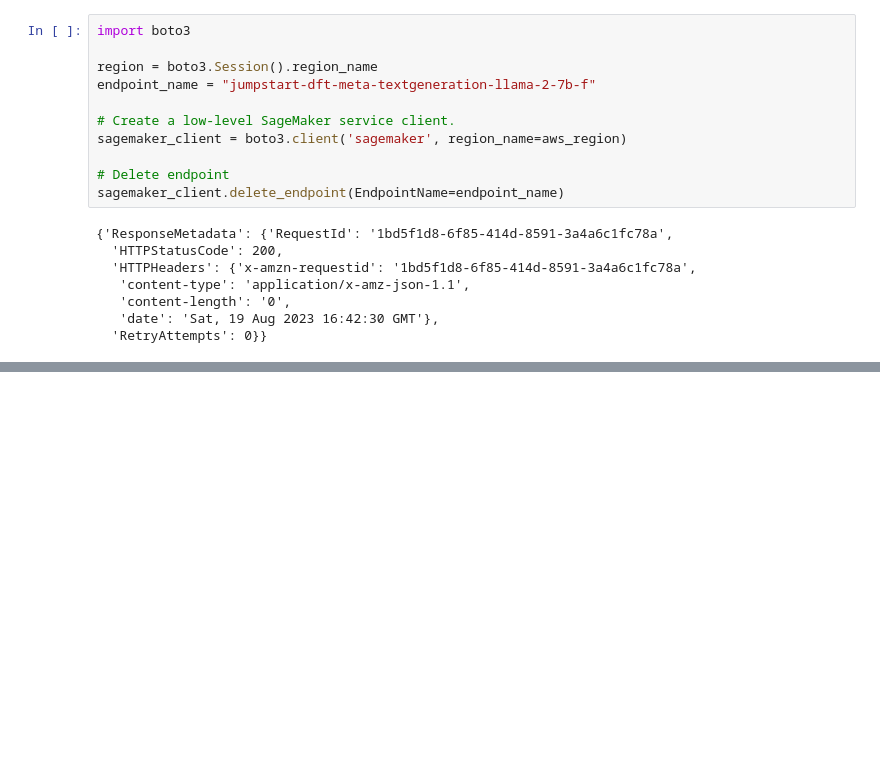
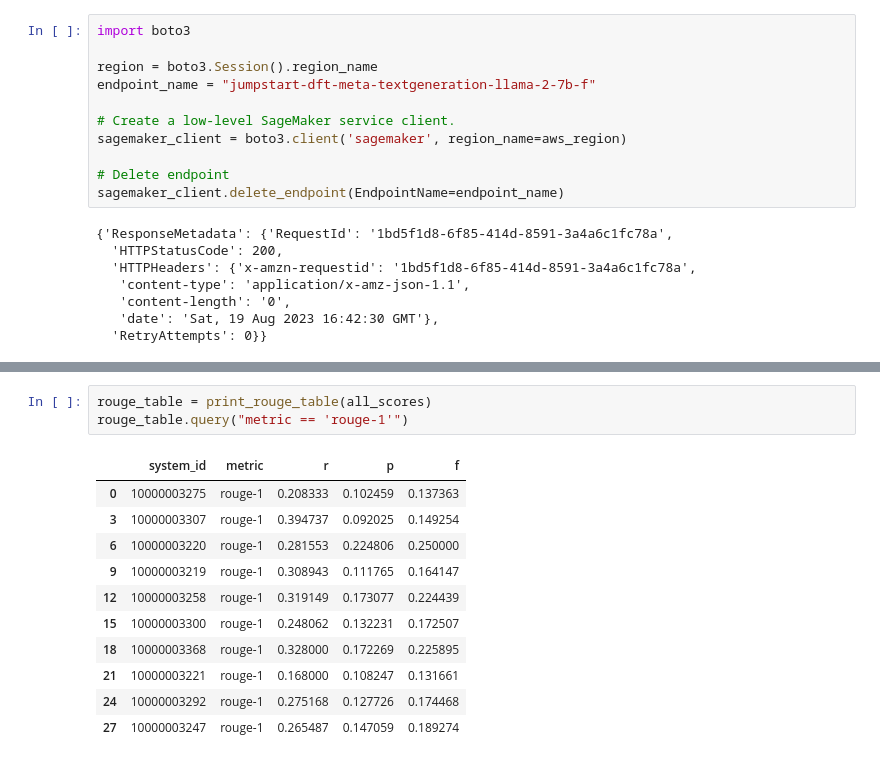
Before and after one commit to harpomaxx/JurisGPT, a Jupyter notebook: code/python/notebooks/simple_rule_summary.ipynb, the cells around one changed output, grey strips where cells are left out. Cells and saved outputs as stored; diff of their text form; blank space fills up the shorter version.

```diff
--- a/code/python/notebooks/simple_rule_summary.ipynb
+++ b/code/python/notebooks/simple_rule_summary.ipynb
@@ -343,0 +526,15 @@ sagemaker_client.delete_endpoint(EndpointName=endpoint_name)
+# %%
+rouge_table = print_rouge_table(all_scores)
+rouge_table.query("metric == 'rouge-1'")
+# %% [output]
+|  | system_id | metric | r | p | f |
+| 0 | 10000003275 | rouge-1 | 0.208333 | 0.102459 | 0.137363 |
+| 3 | 10000003307 | rouge-1 | 0.394737 | 0.092025 | 0.149254 |
+| 6 | 10000003220 | rouge-1 | 0.281553 | 0.224806 | 0.250000 |
+| 9 | 10000003219 | rouge-1 | 0.308943 | 0.111765 | 0.164147 |
+| 12 | 10000003258 | rouge-1 | 0.319149 | 0.173077 | 0.224439 |
+| 15 | 10000003300 | rouge-1 | 0.248062 | 0.132231 | 0.172507 |
+| 18 | 10000003368 | rouge-1 | 0.328000 | 0.172269 | 0.225895 |
+| 21 | 10000003221 | rouge-1 | 0.168000 | 0.108247 | 0.131661 |
+| 24 | 10000003292 | rouge-1 | 0.275168 | 0.127726 | 0.174468 |
+| 27 | 10000003247 | rouge-1 | 0.265487 | 0.147059 | 0.189274 |
```
Also changed, not shown: parts of 38 cells of this notebook, 1 other file.
